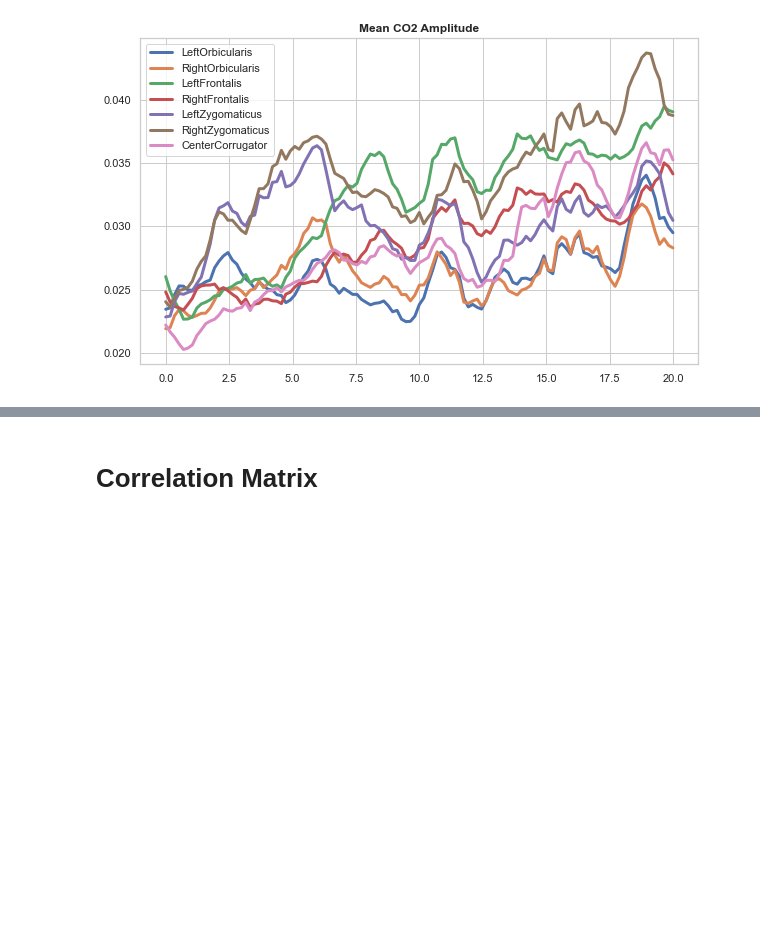
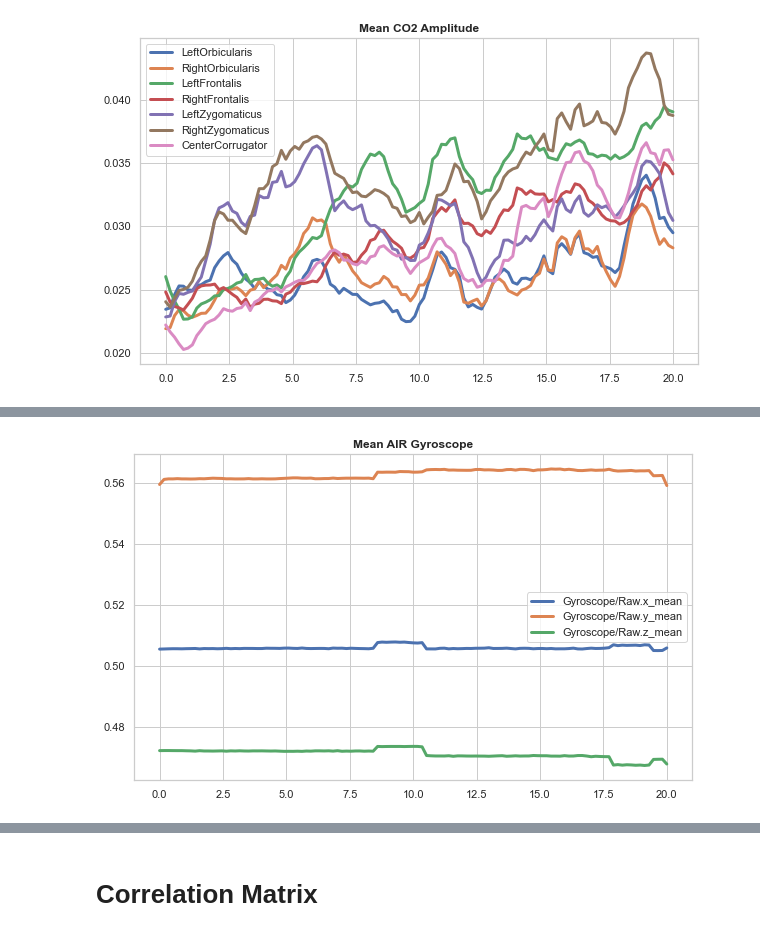
Before and after one commit to michalgnacek/co2-study, a Jupyter notebook: notebooks/3_statistics.ipynb, the cells around one changed output, grey strips where cells are left out. Drawn from its saved outputs; the diff is of its cells as text; code cells hidden in the pictures; blank space fills up the shorter version.

```diff
--- a/notebooks/3_statistics.ipynb
+++ b/notebooks/3_statistics.ipynb
@@ -430,0 +471,4 @@ Plots.amp_muscles(amp_co2_windows, os.path.join(notebook_temp_dir, "co2_amp_wind
+# %%
+Plots.imu_gyro(gyro_air_windows, os.path.join(notebook_temp_dir, "air_gyro_windowed"))
+# %% [output]
+[figure, added]
```
Also changed, not shown: parts of 9 cells of this notebook, 1 other file.
